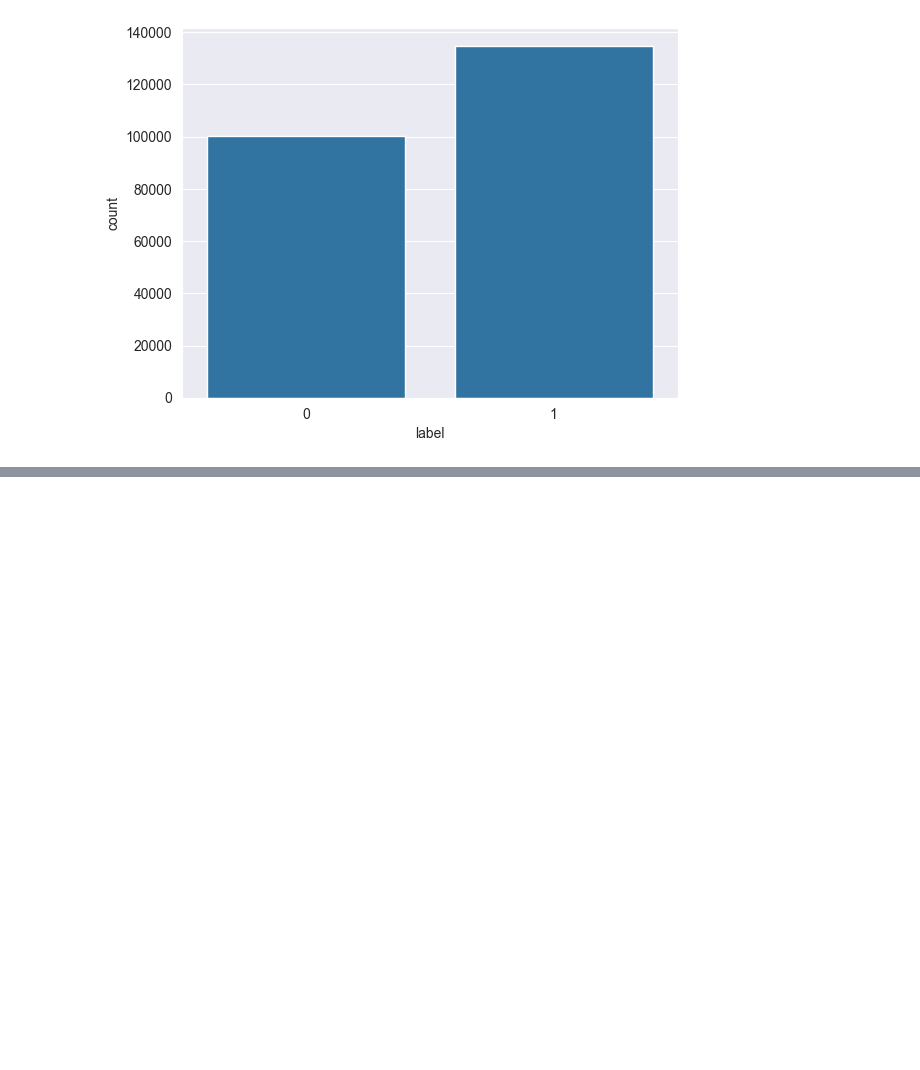
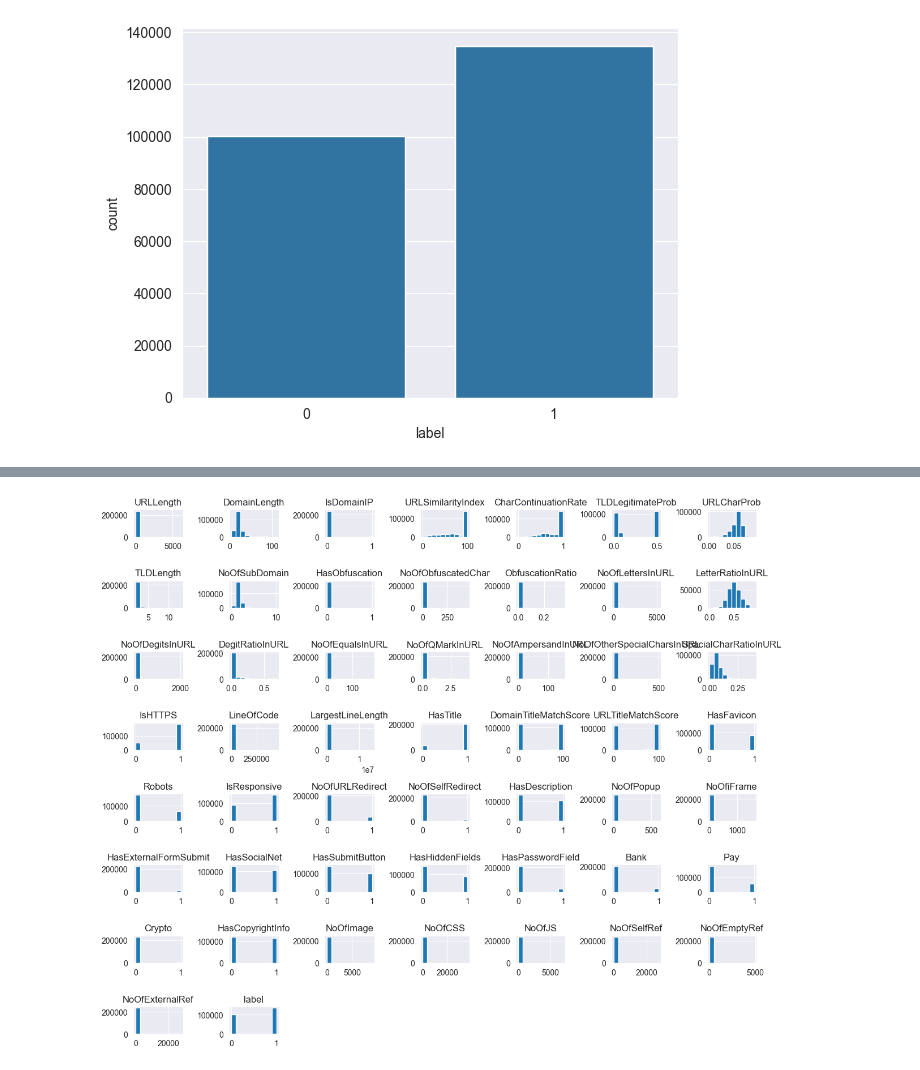
Before and after one commit to gabrielalaa/PhisingDetection, a Jupyter notebook: notebooks/new_training_dataset.ipynb, the cells around one changed output, grey strips where cells are left out. Cells and saved outputs as stored; diff of their text form; code cells hidden in the pictures; blank space fills up the shorter version.

```diff
--- a/notebooks/new_training_dataset.ipynb
+++ b/notebooks/new_training_dataset.ipynb
@@ -136,6 +160,13 @@ y = df['label']
 
 X_train, X_test, y_train, y_test = train_test_split(
     X, y, test_size=0.99, random_state=42, stratify=y)
+# %%
+# Plot distributions
+df.hist(figsize=(12, 10))
+plt.tight_layout()
+plt.show()
+# %% [output]
+[figure, added]
 # %%
 # Scale the features
 scaler = StandardScaler()
```
Also changed, not shown: parts of 15 cells of this notebook.
